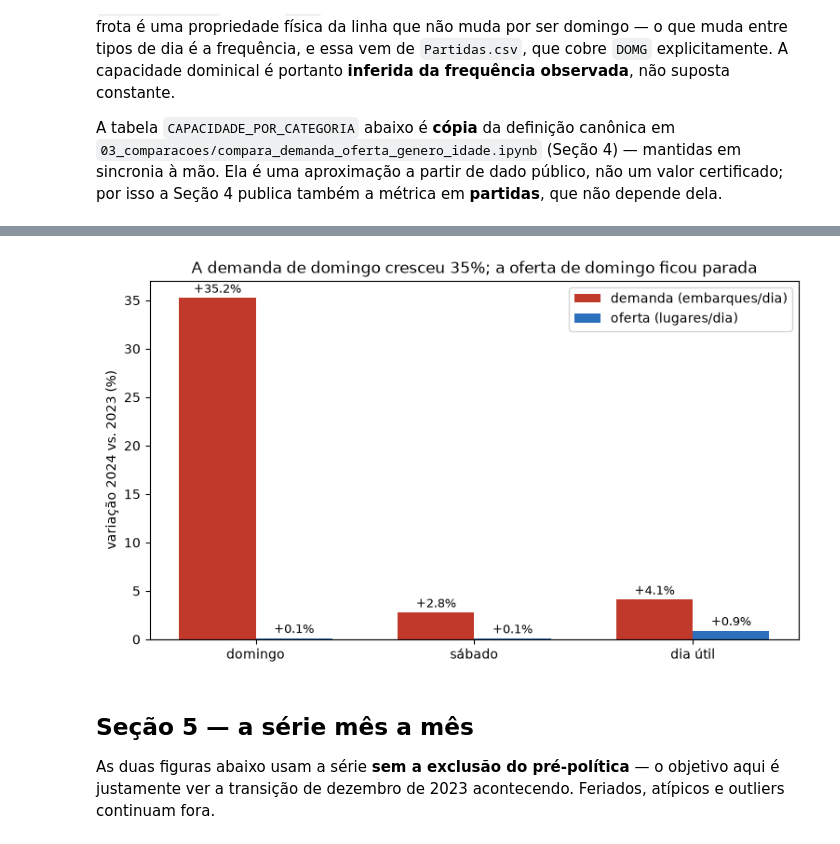
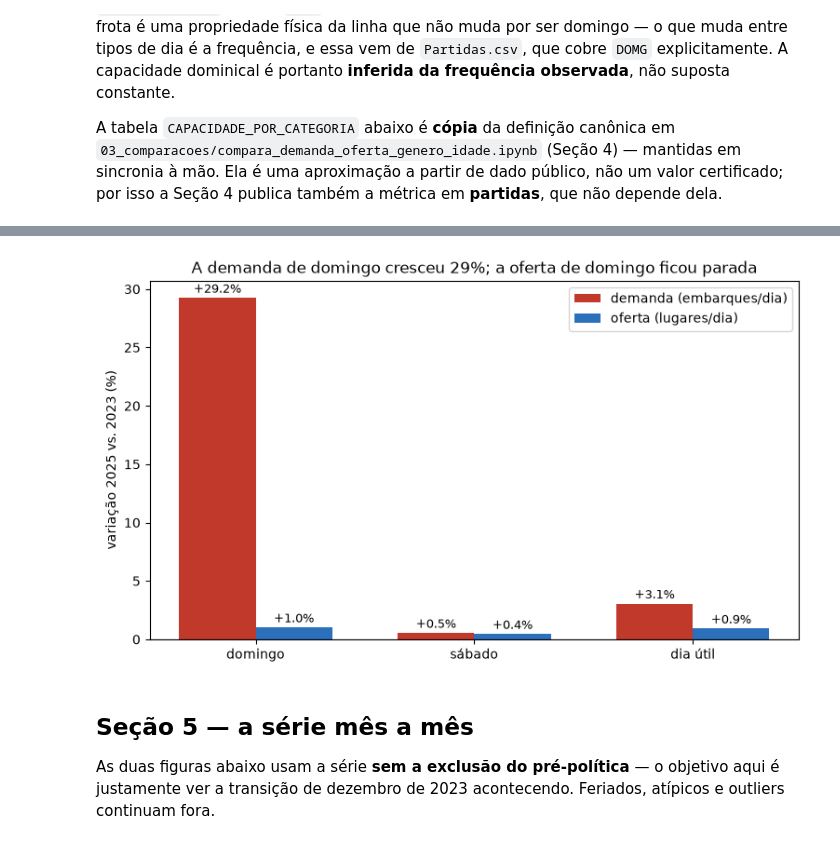
Before and after one commit to gilandrade/tarifa_zero_sptrans, a Jupyter notebook: 02_oferta/compara_oferta_demanda_agregada.ipynb, the cells around one changed output, grey strips where cells are left out. Saved outputs shown, nothing was run; the diff lists cells and outputs as text; code cells hidden in the pictures.

```diff
--- a/02_oferta/compara_oferta_demanda_agregada.ipynb
+++ b/02_oferta/compara_oferta_demanda_agregada.ipynb
@@ -223,7 +289,7 @@ def capacidade_de(tecnologia):
 # %%
 # encoding="utf-8" e obrigatorio: latin-1 mojibaka os nomes acentuados das tecnologias.
 tecnologias = pd.read_csv(CAMINHO_TECNOLOGIAS, encoding="utf-8")
-tecnologias = tecnologias.loc[tecnologias["Ano Mês"].between(202301, 202412)].copy()
+tecnologias = tecnologias.loc[tecnologias["Ano Mês"].between(ANO_MES_INICIO, ANO_MES_FIM)].copy()
 
 print("Tipo Dia presente em Tecnologias.csv:", tecnologias["Tipo Dia"].unique())  # esperado: so UTIL
 
@@ -266,7 +332,7 @@ partidas = duckdb.sql(f"""
            "Linha" AS Linha,
            count(*) AS n_partidas
     FROM read_csv('{CAMINHO_PARTIDAS}')
-    WHERE "Ano Mês" BETWEEN 202301 AND 202412
+    WHERE "Ano Mês" BETWEEN {ANO_MES_INICIO} AND {ANO_MES_FIM}
     GROUP BY 1, 2, 3, 4
 """).df()
 
@@ -333,8 +405,9 @@ aplicada aqui à razão em vez de à demanda.
 # %%
 def resultado(meses, base_demanda):
-    """Niveis por Ano x tipo_dia (media diaria) e as razoes derivadas, para uma janela de meses."""
+    """Niveis por Ano x tipo_dia (media diaria) e as razoes derivadas, para os anos em ANOS."""
     dem = media_diaria(base_demanda, meses).reset_index()
-    ofe = (oferta_mes.loc[oferta_mes["Mes"].isin(meses)]
+    dem = dem.loc[dem["Ano"].isin(ANOS)]
+    ofe = (oferta_mes.loc[oferta_mes["Mes"].isin(meses) & oferta_mes["Ano"].isin(ANOS)]
            .groupby(["Ano", "tipo_dia"])[["n_partidas", "lugares"]].mean().reset_index())
     t = dem.merge(ofe, on=["Ano", "tipo_dia"], how="inner")
     t["lugares_por_embarque"] = t["lugares"] / t["embarques"]
@@ -343,14 +416,12 @@ def resultado(meses, base_demanda):
 
 
 def com_variacao(t, colunas):
-    """Pivota Ano para coluna e acrescenta a variacao percentual 2024 vs 2023."""
-    piv = t.pivot(index="tipo_dia", columns="Ano")
-    out = pd.DataFrame(index=piv.index)
+    """Formato longo: uma linha por (tipo_dia, Ano), com Δ% contra o ano anterior dentro de ANOS."""
+    t = t.set_index(["tipo_dia", "Ano"]).reindex(
+        pd.MultiIndex.from_product([ORDEM_TIPO_DIA, ANOS], names=["tipo_dia", "Ano"]))
     for c in colunas:
-        out[f"{c}_2023"] = piv[(c, "2023")]
-        out[f"{c}_2024"] = piv[(c, "2024")]
-        out[f"pct_{c}"] = 100 * (piv[(c, "2024")] / piv[(c, "2023")] - 1)
-    return out.reindex(ORDEM_TIPO_DIA)
+        t[f"pct_{c}"] = 100 * t.groupby(level="tipo_dia")[c].pct_change()
+    return t
 
 
 COLUNAS = ["embarques", "n_partidas", "lugares", "lugares_por_embarque", "partidas_por_mil_embarques"]
@@ -414,25 +505,33 @@ Oferta:  domingo +0.1% em lugares, -0.2% em partidas
 # %%
+# Barras: Δ% do periodo inteiro (ANOS[0] -> ANOS[-1]) — a mesma janela do texto de conclusao.
+# A serie ano a ano completa (incluindo o intervalo intermediario) fica na Secao 5 (mes a mes).
+ano_ini, ano_fim = ANOS[0], ANOS[-1]
+pct_embarques_span = 100 * (principal.xs(ano_fim, level="Ano")["embarques"]
+                            / principal.xs(ano_ini, level="Ano")["embarques"] - 1).reindex(ORDEM_TIPO_DIA)
+pct_lugares_span = 100 * (principal.xs(ano_fim, level="Ano")["lugares"]
+                          / principal.xs(ano_ini, level="Ano")["lugares"] - 1).reindex(ORDEM_TIPO_DIA)
+
 fig, ax = plt.subplots(figsize=(9, 5))
 x = np.arange(len(ORDEM_TIPO_DIA))
 largura = 0.35
-ax.bar(x - largura / 2, principal["pct_embarques"], largura, label="demanda (embarques/dia)", color="#c0392b")
-ax.bar(x + largura / 2, principal["pct_lugares"], largura, label="oferta (lugares/dia)", color="#2c6fbb")
-for i, (dem_v, ofe_v) in enumerate(zip(principal["pct_embarques"], principal["pct_lugares"])):
+ax.bar(x - largura / 2, pct_embarques_span, largura, label="demanda (embarques/dia)", color="#c0392b")
+ax.bar(x + largura / 2, pct_lugares_span, largura, label="oferta (lugares/dia)", color="#2c6fbb")
+for i, (dem_v, ofe_v) in enumerate(zip(pct_embarques_span, pct_lugares_span)):
     # offset em pontos (nao em unidades de dado), senao o rotulo das barras minusculas cola no eixo
     ax.annotate(f"{dem_v:+.1f}%", (i - largura / 2, dem_v), textcoords="offset points",
                 xytext=(0, 4), ha="center", fontsize=9)
     ax.annotate(f"{ofe_v:+.1f}%", (i + largura / 2, ofe_v), textcoords="offset points",
                 xytext=(0, 4), ha="center", fontsize=9)
 ax.axhline(0, color="black", linewidth=0.8)
 ax.set_xticks(x)
 ax.set_xticklabels([ROTULO_TIPO_DIA[t] for t in ORDEM_TIPO_DIA])
-ax.set_ylabel("variação 2024 vs. 2023 (%)")
-ax.set_title("A demanda de domingo cresceu 35%; a oferta de domingo ficou parada")
+ax.set_ylabel(f"variação {ano_fim} vs. {ano_ini} (%)")
+ax.set_title(f"A demanda de domingo cresceu {pct_embarques_span['domingo']:.0f}%; a oferta de domingo ficou parada")
 ax.legend()
 plt.savefig(DIR_IMG / "variacao_oferta_demanda_barras.png", **SALVAR_FIG)
 plt.show()
 # %% [output]
-[figure, old version]
+[figure, new version]
 # %% [markdown]
 ## Seção 5 — a série mês a mês
 
```
Also changed, not shown: parts of 19 cells of this notebook, 11 other files.
